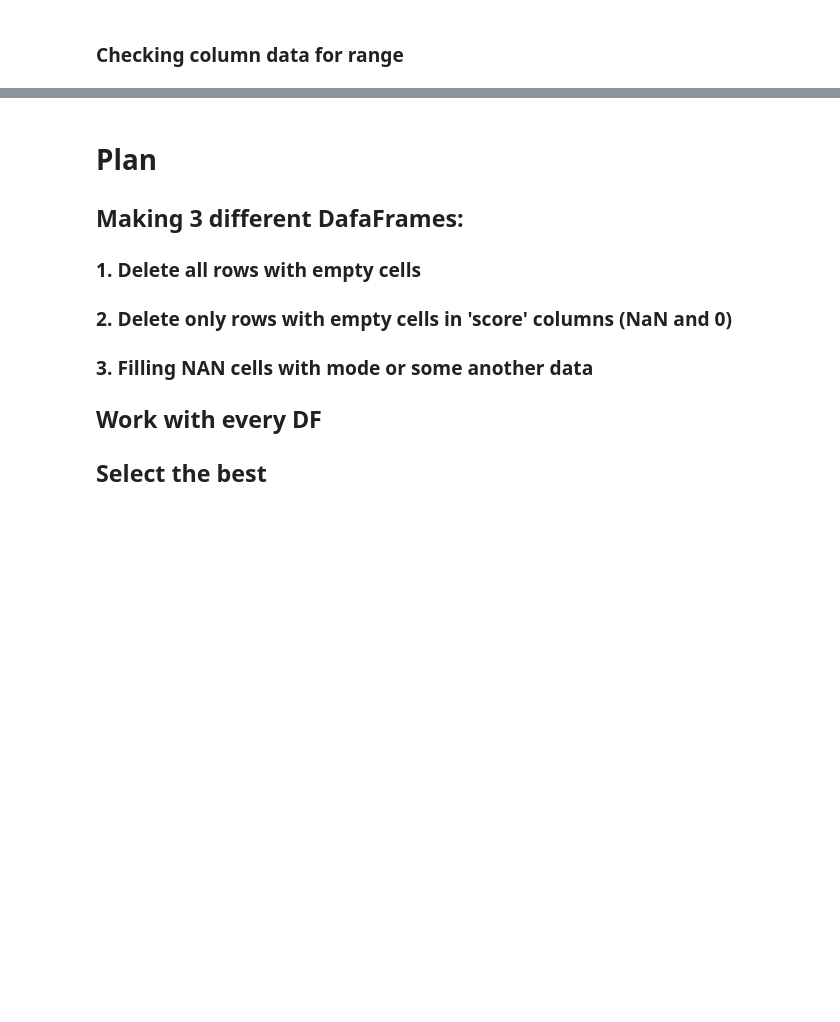
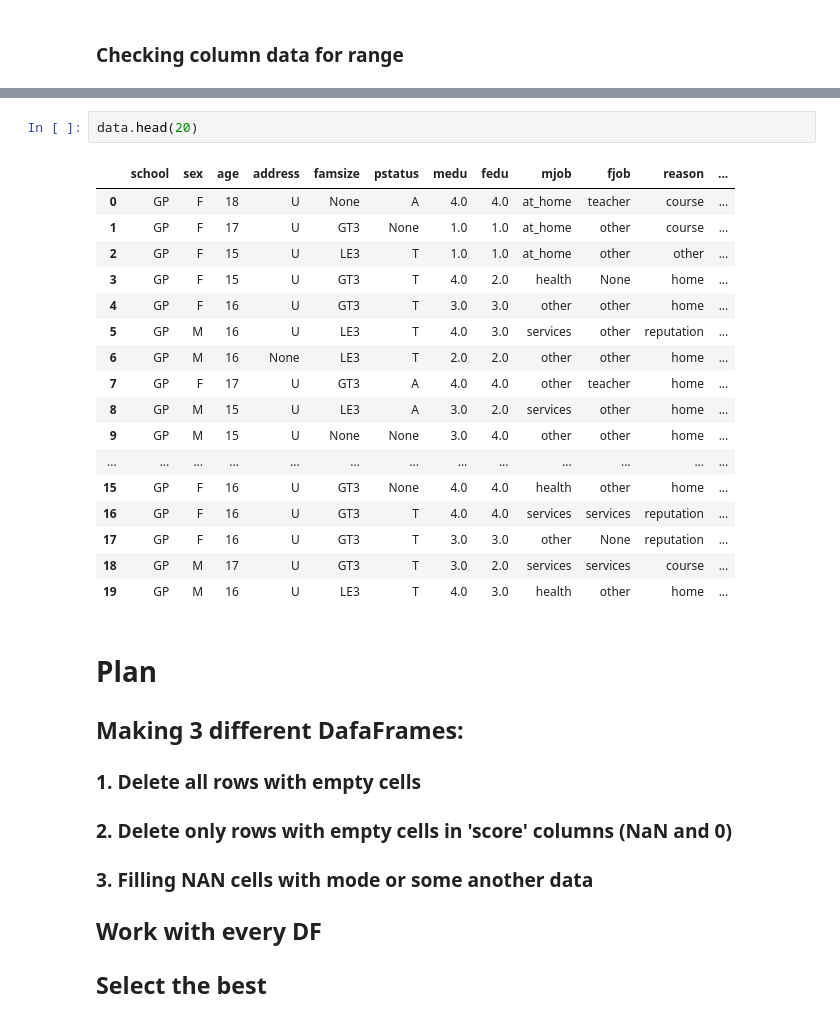
Before and after one commit to MichaelDockers/skillfactory_rds, a Jupyter notebook: module_2/module_2_stud_score.ipynb, the cells around one changed output, grey strips where cells are left out. Cells and saved outputs as stored; diff of their text form; blank space fills up the shorter version.

```diff
--- a/module_2/module_2_stud_score.ipynb
+++ b/module_2/module_2_stud_score.ipynb
@@ -206,3 +233,23 @@ for col in data.drop(['absences', 'score'], axis=1):
+# %%
+data.head(20)
+# %% [output]
+|  | school | sex | age | address | famsize | pstatus | medu | fedu | mjob | fjob | reason | ... |
+| 0 | GP | F | 18 | U | None | A | 4.0 | 4.0 | at_home | teacher | course | ... |
+| 1 | GP | F | 17 | U | GT3 | None | 1.0 | 1.0 | at_home | other | course | ... |
+| 2 | GP | F | 15 | U | LE3 | T | 1.0 | 1.0 | at_home | other | other | ... |
+| 3 | GP | F | 15 | U | GT3 | T | 4.0 | 2.0 | health | None | home | ... |
+| 4 | GP | F | 16 | U | GT3 | T | 3.0 | 3.0 | other | other | home | ... |
+| 5 | GP | M | 16 | U | LE3 | T | 4.0 | 3.0 | services | other | reputation | ... |
+| 6 | GP | M | 16 | None | LE3 | T | 2.0 | 2.0 | other | other | home | ... |
+| 7 | GP | F | 17 | U | GT3 | A | 4.0 | 4.0 | other | teacher | home | ... |
+| 8 | GP | M | 15 | U | LE3 | A | 3.0 | 2.0 | services | other | home | ... |
+| 9 | GP | M | 15 | U | None | None | 3.0 | 4.0 | other | other | home | ... |
+| ... | ... | ... | ... | ... | ... | ... | ... | ... | ... | ... | ... | ... |
+| 15 | GP | F | 16 | U | GT3 | None | 4.0 | 4.0 | health | other | home | ... |
+| 16 | GP | F | 16 | U | GT3 | T | 4.0 | 4.0 | services | services | reputation | ... |
+| 17 | GP | F | 16 | U | GT3 | T | 3.0 | 3.0 | other | None | reputation | ... |
+| 18 | GP | M | 17 | U | GT3 | T | 3.0 | 2.0 | services | services | course | ... |
+| 19 | GP | M | 16 | U | LE3 | T | 4.0 | 3.0 | health | other | home | ... |
 # %% [markdown]
 # Plan
 ## Making 3 different DafaFrames:
```
Also changed, not shown: parts of 17 cells of this notebook.
